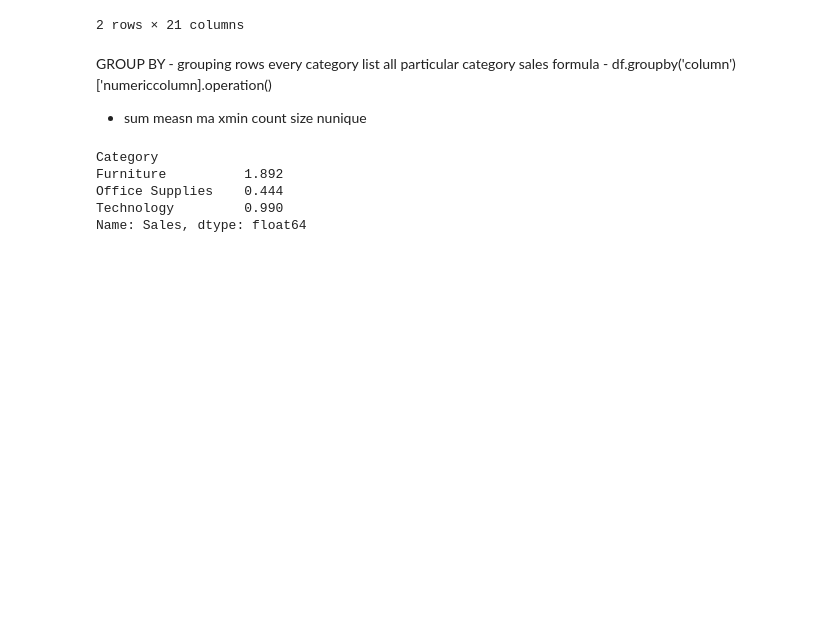
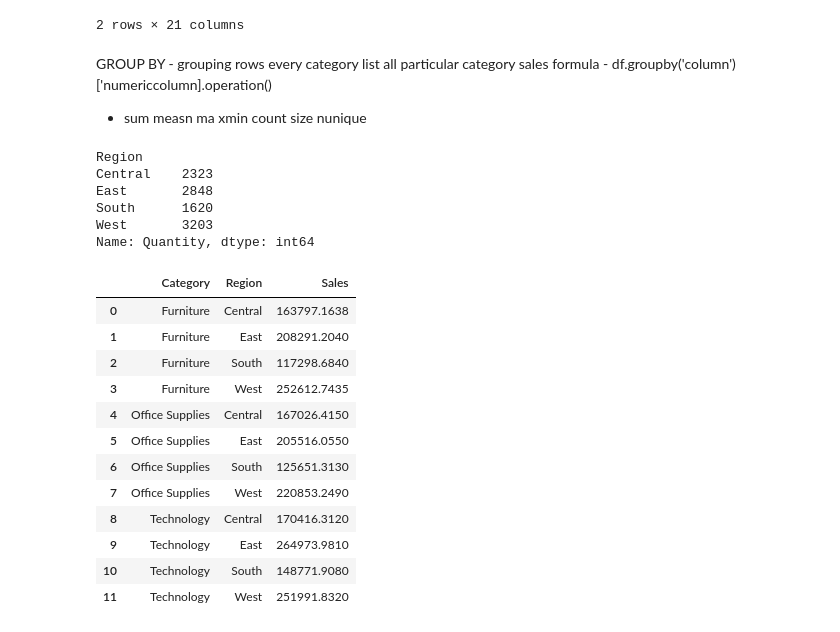
Before and after one commit to Deepanshu-8126/Pandas, a Jupyter notebook: pandas_july_oneshot_rev.ipynb, the cells around one changed output. Cells and saved outputs as stored; diff of their text form; code cells hidden in the pictures; blank space fills up the shorter version.

```diff
--- a/pandas_july_oneshot_rev.ipynb
+++ b/pandas_july_oneshot_rev.ipynb
@@ -748,10 +748,44 @@ df.groupby('Category')['Sales'].max() # not total sales maximum
 df.groupby('Category')['Sales'].min()
 
 # region wise order count
-df.groupby('Region')['Order']
+df.groupby('Region')['Quantity'].size()
 # %% [output]
-Category
-Furniture          1.892
-Office Supplies    0.444
-Technology         0.990
-Name: Sales, dtype: float64
+Region
+Central    2323
+East       2848
+South      1620
+West       3203
+Name: Quantity, dtype: int64
+# %%
+# Group by level 2
+# multiple groupby
+# category + region wise sales
+df.groupby("Category")['Sales'].sum()
+
+# multiple
+df.groupby(['Category','Region'])['Sales'].sum()
+# region + segment
+df.groupby(['Region','Segment'])['Sales'].sum()
+
+# category + sub  category sales
+df.groupby(['Category','Sub-Category'])['Sales'].sum()
+
+# category + region wise order count
+df.groupby(['Category','Region']).size()
+
+# output readable
+df.groupby(['Category','Region'])['Sales'].sum().reset_index()
+# %% [output]
+|  | Category | Region | Sales |
+| 0 | Furniture | Central | 163797.1638 |
+| 1 | Furniture | East | 208291.2040 |
+| 2 | Furniture | South | 117298.6840 |
+| 3 | Furniture | West | 252612.7435 |
+| 4 | Office Supplies | Central | 167026.4150 |
+| 5 | Office Supplies | East | 205516.0550 |
+| 6 | Office Supplies | South | 125651.3130 |
+| 7 | Office Supplies | West | 220853.2490 |
+| 8 | Technology | Central | 170416.3120 |
+| 9 | Technology | East | 264973.9810 |
+| 10 | Technology | South | 148771.9080 |
+| 11 | Technology | West | 251991.8320 |
```
Also changed, not shown: parts of 4 cells of this notebook.
